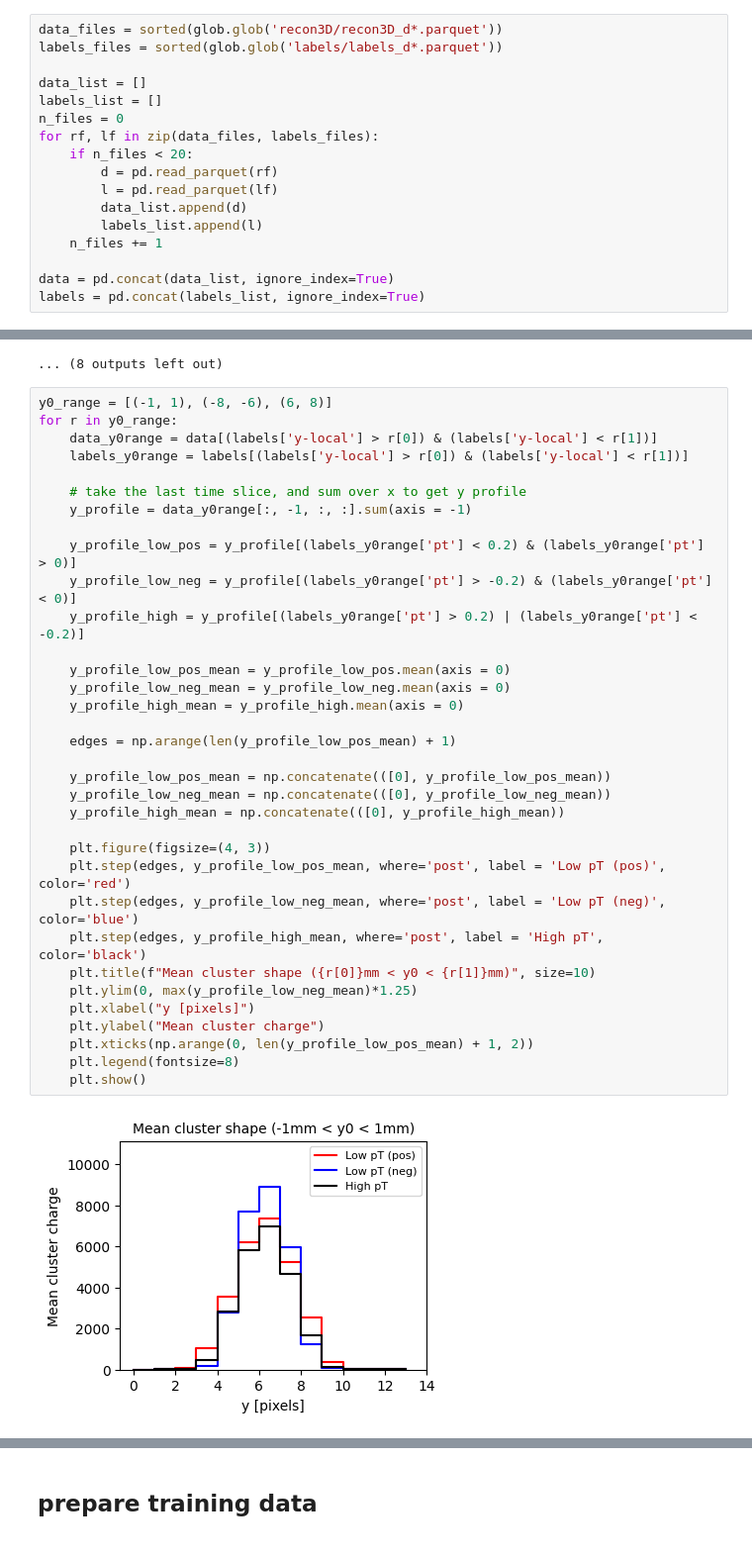
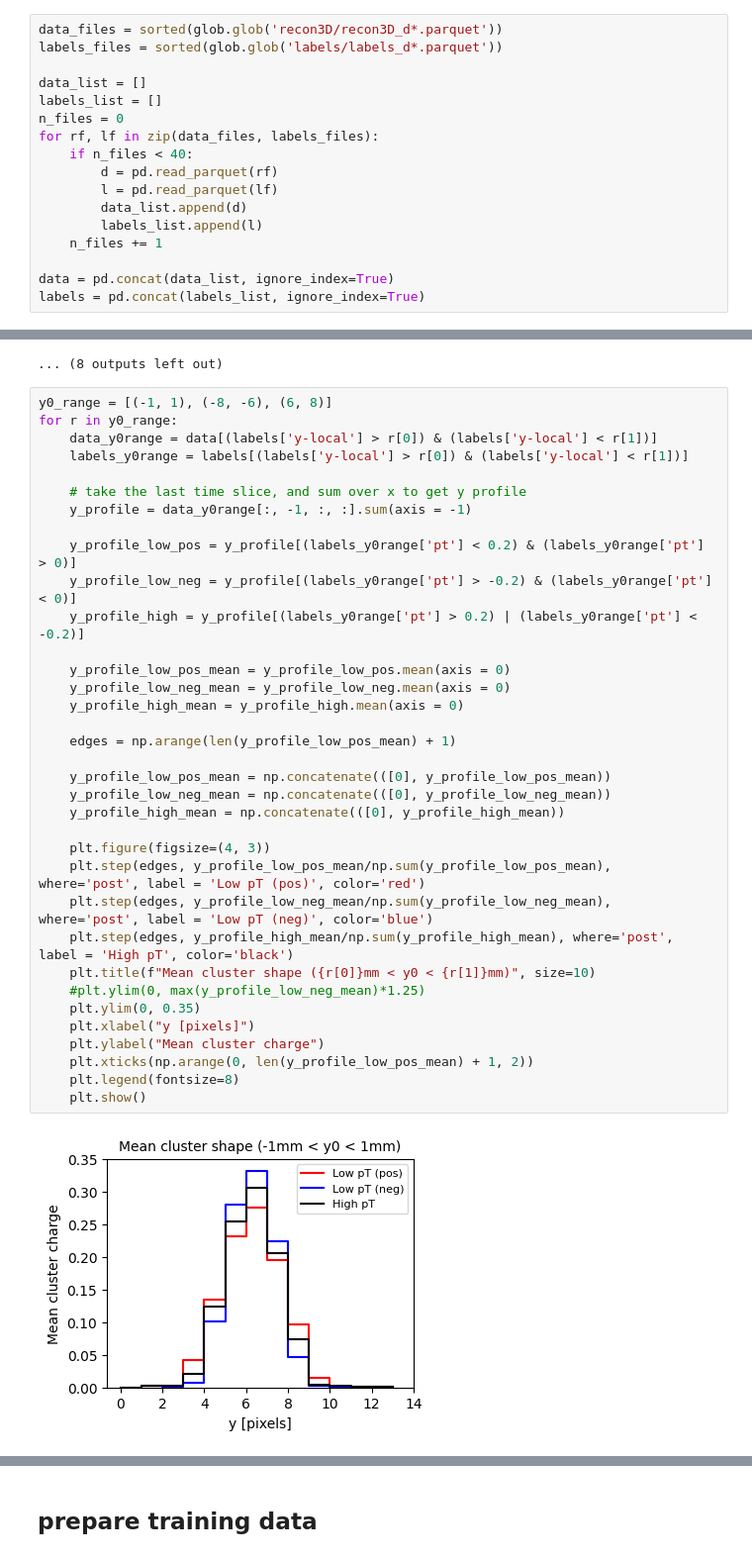
Before and after one commit to hftsoi/smart-pixels, a Jupyter notebook: smart_pixels.ipynb, the cells around one changed output, grey strips where cells are left out. Shown at 99% size. Cells and saved outputs as stored; diff of their text form.

```diff
--- a/smart_pixels.ipynb
+++ b/smart_pixels.ipynb
@@ -29,7 +29,7 @@ data_list = []
 labels_list = []
 n_files = 0
 for rf, lf in zip(data_files, labels_files):
-    if n_files < 20:
+    if n_files < 40:
         d = pd.read_parquet(rf)
         l = pd.read_parquet(lf)
         data_list.append(d)
@@ -103,35 +103,36 @@ for i in range(data[0].shape[0]):
 y0_range = [(-1, 1), (-8, -6), (6, 8)]
 for r in y0_range:
     data_y0range = data[(labels['y-local'] > r[0]) & (labels['y-local'] < r[1])]
     labels_y0range = labels[(labels['y-local'] > r[0]) & (labels['y-local'] < r[1])]
 
     # take the last time slice, and sum over x to get y profile
     y_profile = data_y0range[:, -1, :, :].sum(axis = -1)
 
     y_profile_low_pos = y_profile[(labels_y0range['pt'] < 0.2) & (labels_y0range['pt'] > 0)]
     y_profile_low_neg = y_profile[(labels_y0range['pt'] > -0.2) & (labels_y0range['pt'] < 0)]
     y_profile_high = y_profile[(labels_y0range['pt'] > 0.2) | (labels_y0range['pt'] < -0.2)]
 
     y_profile_low_pos_mean = y_profile_low_pos.mean(axis = 0)
     y_profile_low_neg_mean = y_profile_low_neg.mean(axis = 0)
     y_profile_high_mean = y_profile_high.mean(axis = 0)
 
     edges = np.arange(len(y_profile_low_pos_mean) + 1)
 
     y_profile_low_pos_mean = np.concatenate(([0], y_profile_low_pos_mean))
     y_profile_low_neg_mean = np.concatenate(([0], y_profile_low_neg_mean))
     y_profile_high_mean = np.concatenate(([0], y_profile_high_mean))
 
     plt.figure(figsize=(4, 3))
-    plt.step(edges, y_profile_low_pos_mean, where='post', label = 'Low pT (pos)', color='red')
-    plt.step(edges, y_profile_low_neg_mean, where='post', label = 'Low pT (neg)', color='blue')
-    plt.step(edges, y_profile_high_mean, where='post', label = 'High pT', color='black')
+    plt.step(edges, y_profile_low_pos_mean/np.sum(y_profile_low_pos_mean), where='post', label = 'Low pT (pos)', color='red')
+    plt.step(edges, y_profile_low_neg_mean/np.sum(y_profile_low_neg_mean), where='post', label = 'Low pT (neg)', color='blue')
+    plt.step(edges, y_profile_high_mean/np.sum(y_profile_high_mean), where='post', label = 'High pT', color='black')
     plt.title(f"Mean cluster shape ({r[0]}mm < y0 < {r[1]}mm)", size=10)
-    plt.ylim(0, max(y_profile_low_neg_mean)*1.25)
+    #plt.ylim(0, max(y_profile_low_neg_mean)*1.25)
+    plt.ylim(0, 0.35)
     plt.xlabel("y [pixels]")
     plt.ylabel("Mean cluster charge")
     plt.xticks(np.arange(0, len(y_profile_low_pos_mean) + 1, 2))
     plt.legend(fontsize=8)
     plt.show()
 # %% [output]
-[figure, old version]
+[figure, new version]
```
Also changed, not shown: parts of 13 cells of this notebook.
